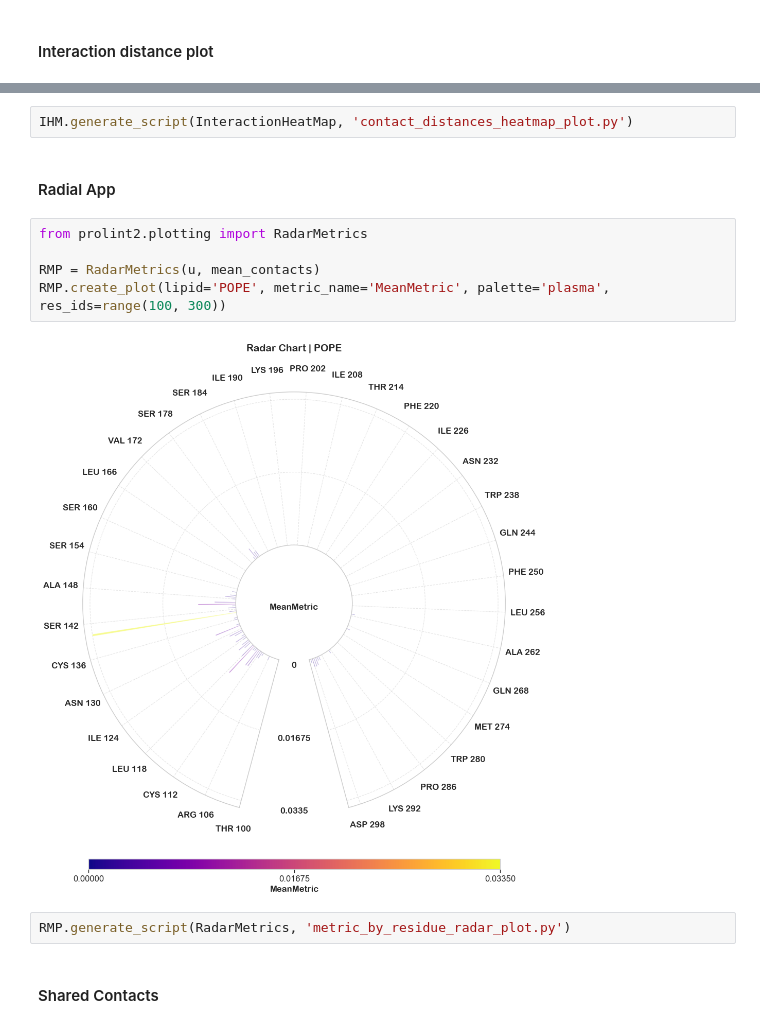
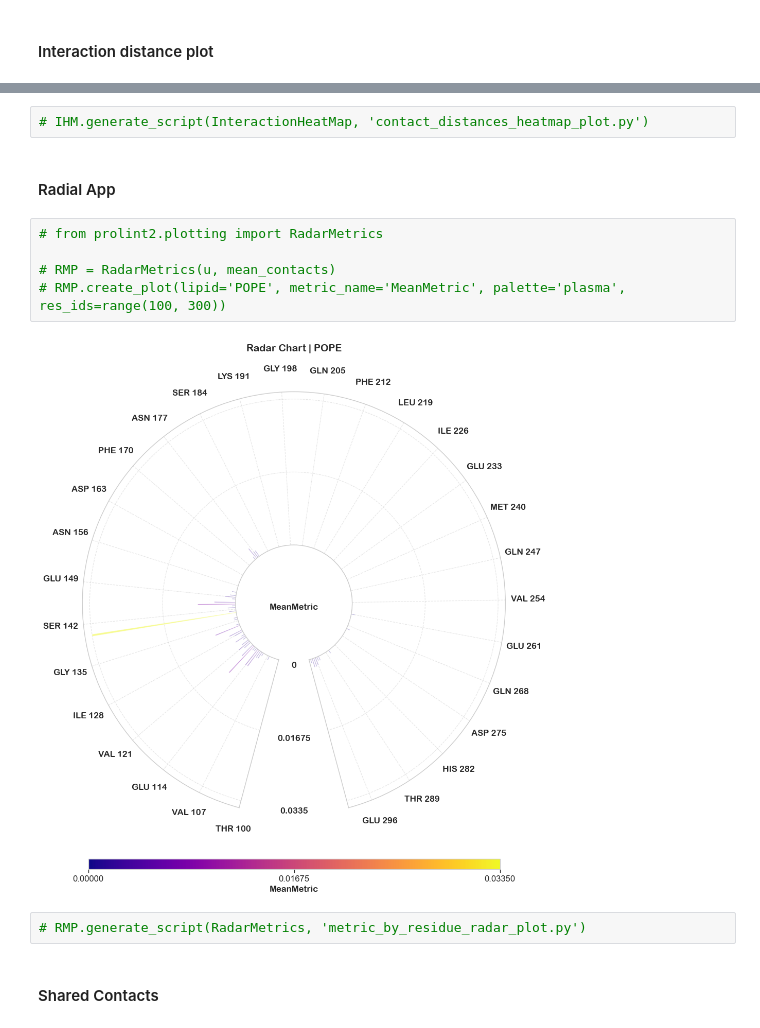
Before and after one commit to ProLint/prolint2, a Jupyter notebook: docs/notebooks/06_Generating_Plots.ipynb, the cells around one changed output, grey strips where cells are left out. Cells and saved outputs as stored; diff of their text form.

```diff
--- a/docs/notebooks/06_Generating_Plots.ipynb
+++ b/docs/notebooks/06_Generating_Plots.ipynb
@@ -98,18 +108,18 @@ IHM.create_plot(residue_id=685, lipid_id=2329, palette='Reds')
 # %% [output]
 [figure]
 # %%
-IHM.generate_script(InteractionHeatMap, 'contact_distances_heatmap_plot.py')
+# IHM.generate_script(InteractionHeatMap, 'contact_distances_heatmap_plot.py')
 # %% [markdown]
 #### Radial App
 # %%
-from prolint2.plotting import RadarMetrics
+# from prolint2.plotting import RadarMetrics
 
-RMP = RadarMetrics(u, mean_contacts)
-RMP.create_plot(lipid='POPE', metric_name='MeanMetric', palette='plasma', res_ids=range(100, 300))
+# RMP = RadarMetrics(u, mean_contacts)
+# RMP.create_plot(lipid='POPE', metric_name='MeanMetric', palette='plasma', res_ids=range(100, 300))
 # %% [output]
-[figure, old version]
+[figure, new version]
 # %%
-RMP.generate_script(RadarMetrics, 'metric_by_residue_radar_plot.py')
+# RMP.generate_script(RadarMetrics, 'metric_by_residue_radar_plot.py')
 # %% [markdown]
 #### Shared Contacts
 # %%
```
Also changed, not shown: parts of 17 cells of this notebook, 3 other files.
